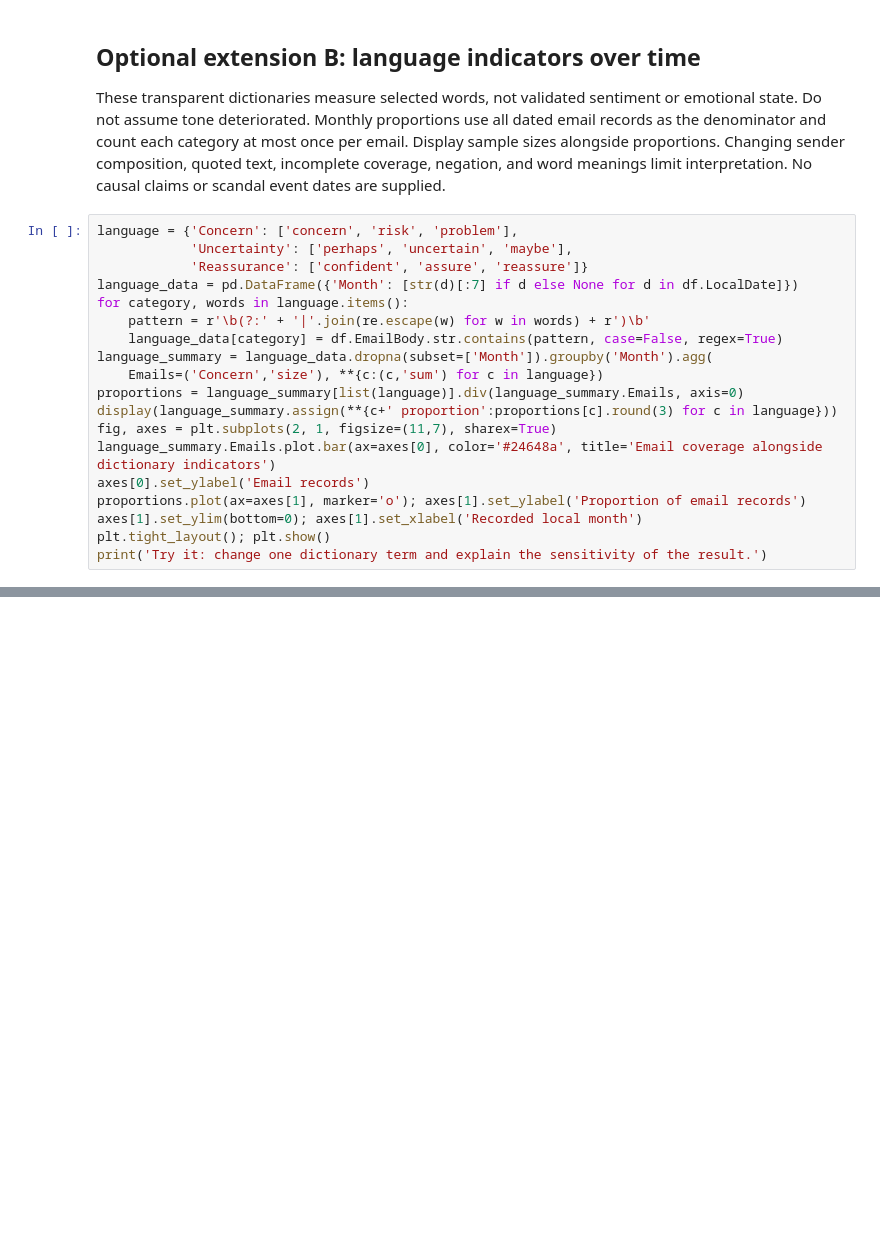
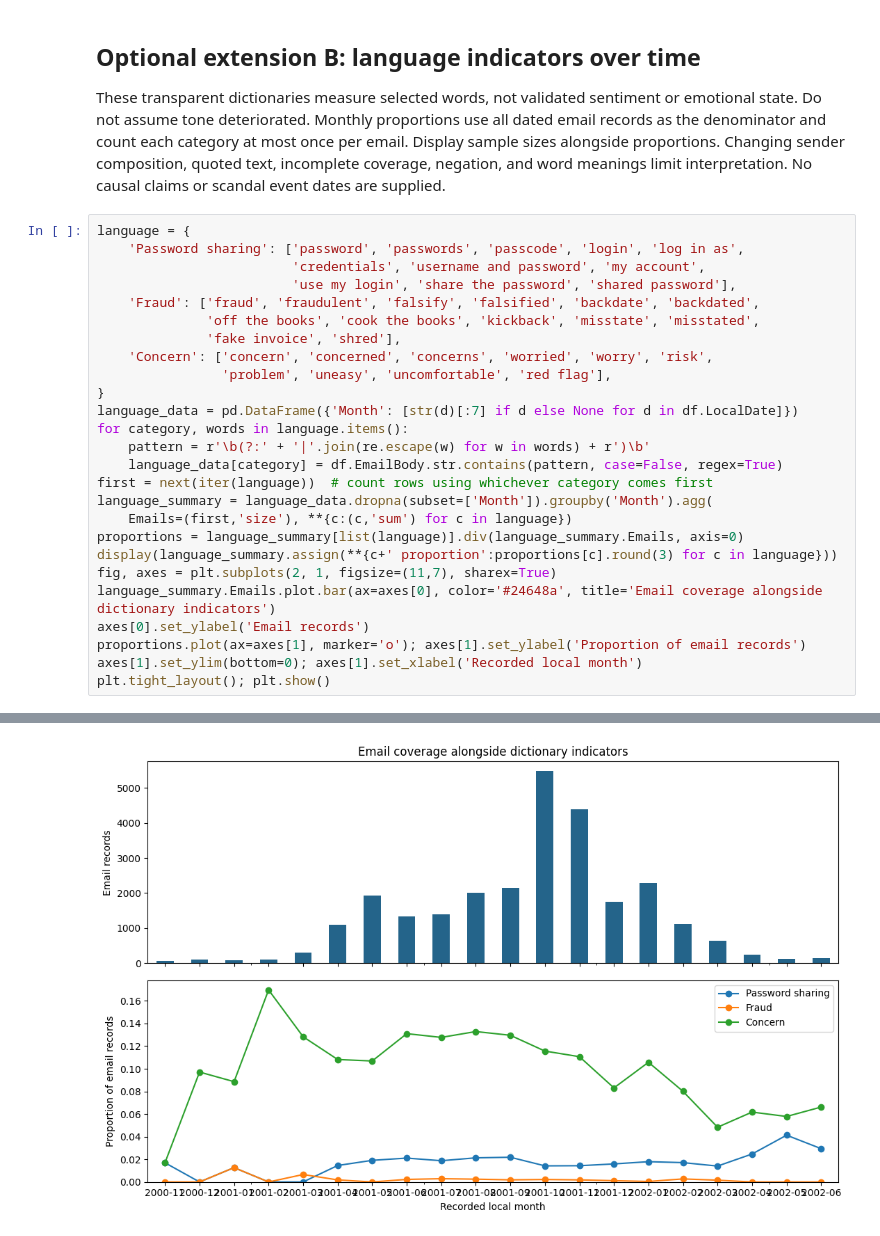
Before and after one commit to StormyOutThere/git_test, a Jupyter notebook: Enron_Email_Audit_Starter.ipynb, the cells around one changed output, grey strips where cells are left out. Drawn from its saved outputs; the diff is of its cells as text; blank space fills up the shorter version.

```diff
--- a/Enron_Email_Audit_Starter.ipynb
+++ b/Enron_Email_Audit_Starter.ipynb
@@ -339,15 +339,23 @@ print('Records with attachment references:', len(attachment_hits))
 ## Optional extension B: language indicators over time
 These transparent dictionaries measure selected words, not validated sentiment or emotional state. Do not assume tone deteriorated. Monthly proportions use all dated email records as the denominator and count each category at most once per email. Display sample sizes alongside proportions. Changing sender composition, quoted text, incomplete coverage, negation, and word meanings limit interpretation. No causal claims or scandal event dates are supplied.
 # %%
-language = {'Concern': ['concern', 'risk', 'problem'],
-            'Uncertainty': ['perhaps', 'uncertain', 'maybe'],
-            'Reassurance': ['confident', 'assure', 'reassure']}
+language = {
+    'Password sharing': ['password', 'passwords', 'passcode', 'login', 'log in as',
+                         'credentials', 'username and password', 'my account',
+                         'use my login', 'share the password', 'shared password'],
+    'Fraud': ['fraud', 'fraudulent', 'falsify', 'falsified', 'backdate', 'backdated',
+              'off the books', 'cook the books', 'kickback', 'misstate', 'misstated',
+              'fake invoice', 'shred'],
+    'Concern': ['concern', 'concerned', 'concerns', 'worried', 'worry', 'risk',
+                'problem', 'uneasy', 'uncomfortable', 'red flag'],
+}
 language_data = pd.DataFrame({'Month': [str(d)[:7] if d else None for d in df.LocalDate]})
 for category, words in language.items():
     pattern = r'\b(?:' + '|'.join(re.escape(w) for w in words) + r')\b'
     language_data[category] = df.EmailBody.str.contains(pattern, case=False, regex=True)
+first = next(iter(language))  # count rows using whichever category comes first
 language_summary = language_data.dropna(subset=['Month']).groupby('Month').agg(
-    Emails=('Concern','size'), **{c:(c,'sum') for c in language})
+    Emails=(first,'size'), **{c:(c,'sum') for c in language})
 proportions = language_summary[list(language)].div(language_summary.Emails, axis=0)
 display(language_summary.assign(**{c+' proportion':proportions[c].round(3) for c in language}))
 fig, axes = plt.subplots(2, 1, figsize=(11,7), sharex=True)
@@ -356,4 +364,4 @@ axes[0].set_ylabel('Email records')
 proportions.plot(ax=axes[1], marker='o'); axes[1].set_ylabel('Proportion of email records')
 axes[1].set_ylim(bottom=0); axes[1].set_xlabel('Recorded local month')
 plt.tight_layout(); plt.show()
-print('Try it: change one dictionary term and explain the sensitivity of the result.')
+# %% [output]
@@ -359,0 +386 @@ print('Try it: change one dictionary term and explain the sensitivity of the res
+[figure, added]
```
Also changed, not shown: parts of 2 cells of this notebook.
